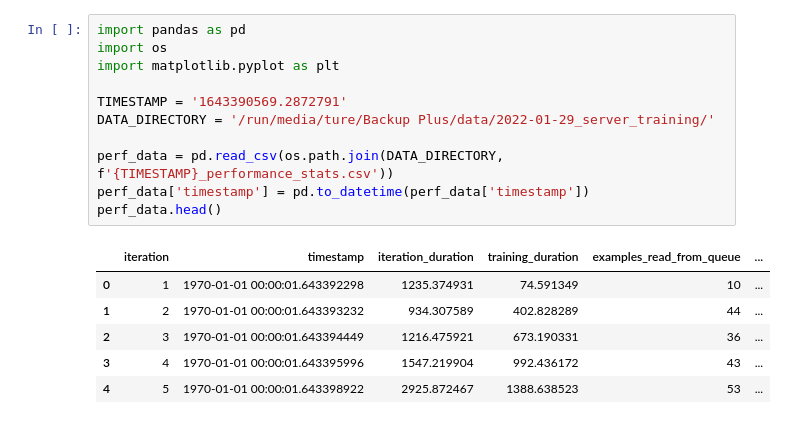
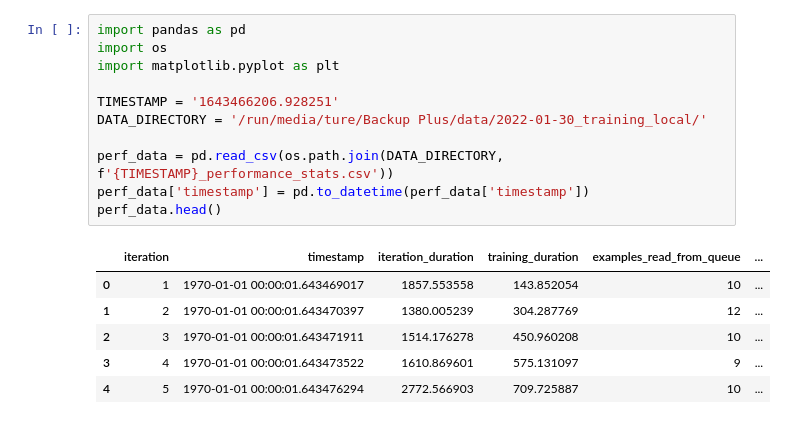
Before and after one commit to campfireman/bachelor-thesis, a Jupyter notebook: code/notebooks/training_overview.ipynb, the cells around one changed output. Drawn from its saved outputs; the diff is of its cells as text.

```diff
--- a/code/notebooks/training_overview.ipynb
+++ b/code/notebooks/training_overview.ipynb
@@ -1,21 +1,21 @@
 # %%
 import pandas as pd
 import os
 import matplotlib.pyplot as plt
 
-TIMESTAMP = '1643390569.2872791'
-DATA_DIRECTORY = '/run/media/ture/Backup Plus/data/2022-01-29_server_training/'
+TIMESTAMP = '1643466206.928251'
+DATA_DIRECTORY = '/run/media/ture/Backup Plus/data/2022-01-30_training_local/'
 
 perf_data = pd.read_csv(os.path.join(DATA_DIRECTORY, f'{TIMESTAMP}_performance_stats.csv'))
 perf_data['timestamp'] = pd.to_datetime(perf_data['timestamp'])
 perf_data.head()
 # %% [output]
 |  | iteration | timestamp | iteration_duration | training_duration | examples_read_from_queue | ... |
-| 0 | 1 | 1970-01-01 00:00:01.643392298 | 1235.374931 | 74.591349 | 10 | ... |
-| 1 | 2 | 1970-01-01 00:00:01.643393232 | 934.307589 | 402.828289 | 44 | ... |
-| 2 | 3 | 1970-01-01 00:00:01.643394449 | 1216.475921 | 673.190331 | 36 | ... |
-| 3 | 4 | 1970-01-01 00:00:01.643395996 | 1547.219904 | 992.436172 | 43 | ... |
-| 4 | 5 | 1970-01-01 00:00:01.643398922 | 2925.872467 | 1388.638523 | 53 | ... |
+| 0 | 1 | 1970-01-01 00:00:01.643469017 | 1857.553558 | 143.852054 | 10 | ... |
+| 1 | 2 | 1970-01-01 00:00:01.643470397 | 1380.005239 | 304.287769 | 12 | ... |
+| 2 | 3 | 1970-01-01 00:00:01.643471911 | 1514.176278 | 450.960208 | 10 | ... |
+| 3 | 4 | 1970-01-01 00:00:01.643473522 | 1610.869601 | 575.131097 | 9 | ... |
+| 4 | 5 | 1970-01-01 00:00:01.643476294 | 2772.566903 | 709.725887 | 10 | ... |
 # %%
 perf_data.plot.bar(x='iteration', y='examples_read_from_queue')
 # %% [output]
```
Also changed, not shown: parts of 7 cells of this notebook, 5 other files.
